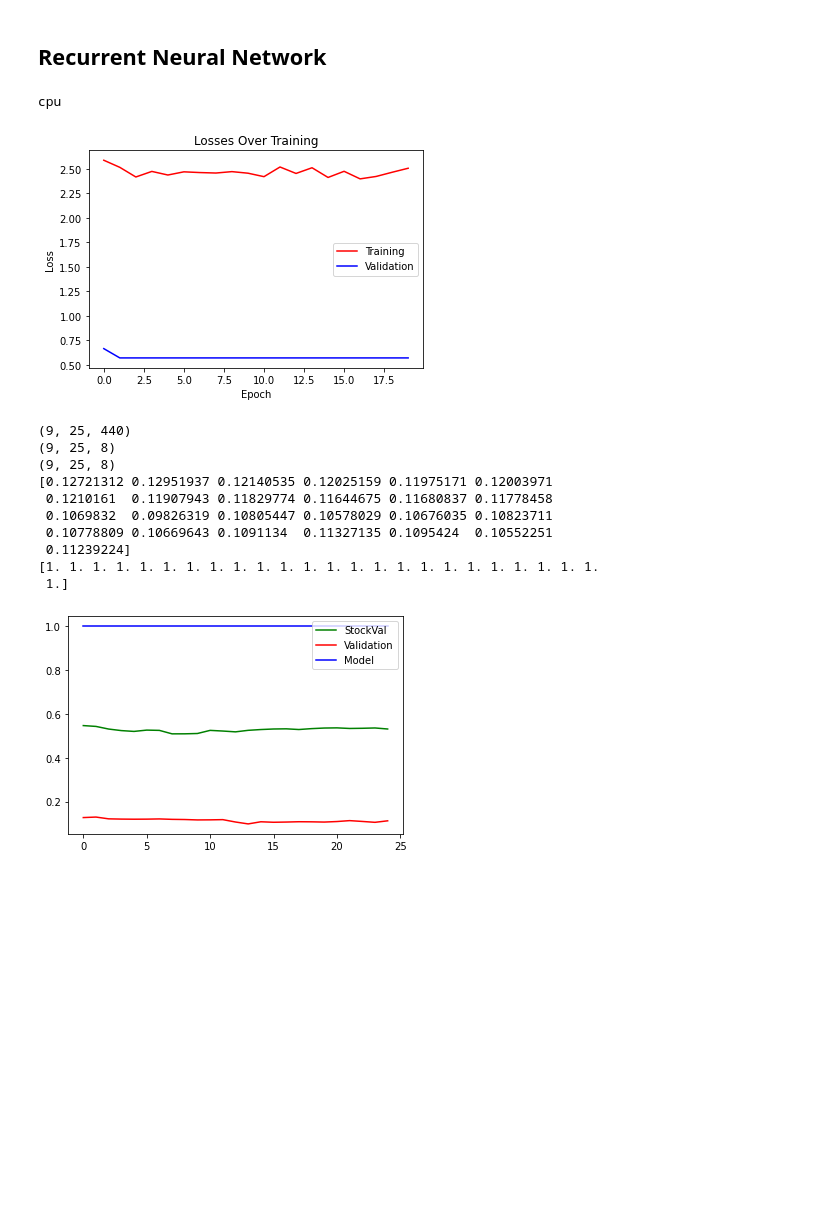
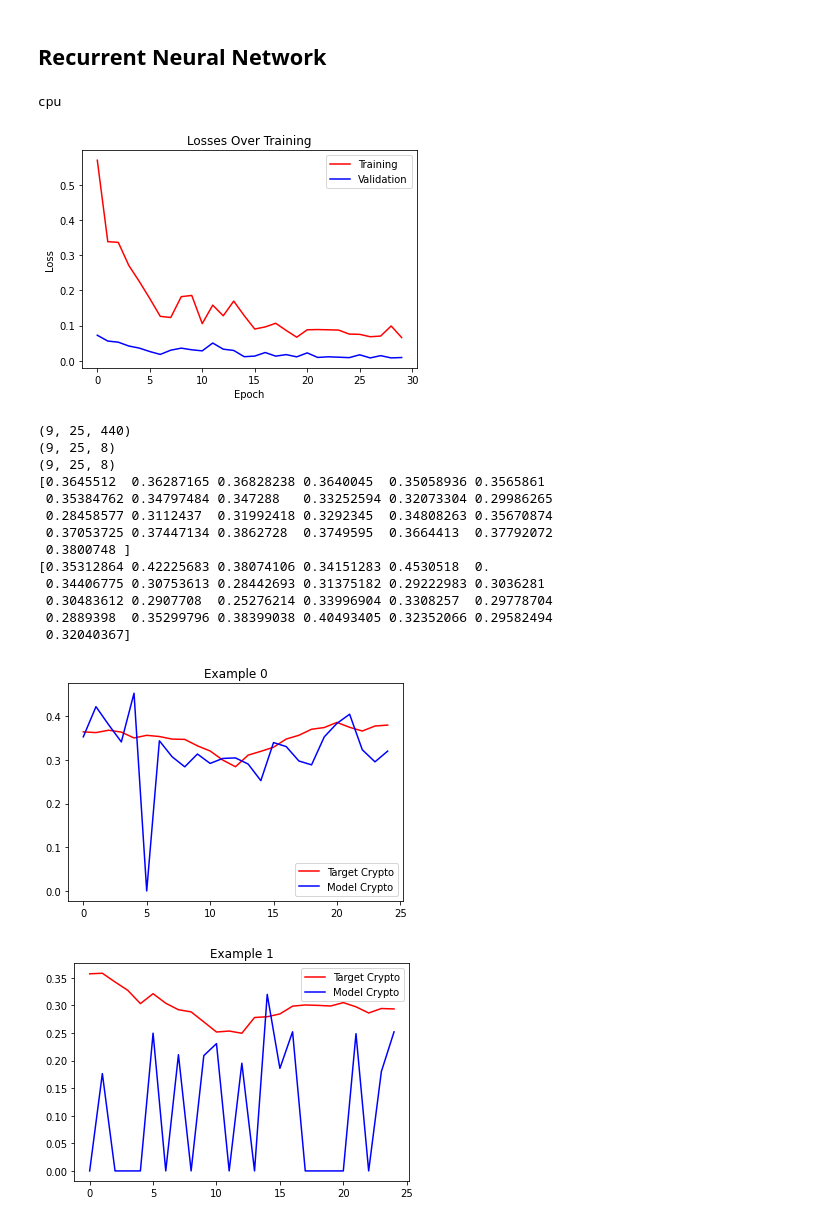
Before and after one commit to kevr35/PY580, a Jupyter notebook: RNN.ipynb, the cells around one changed output. Cells and saved outputs as stored; diff of their text form; code cells hidden in the pictures; blank space fills up the shorter version.

```diff
--- a/RNN.ipynb
+++ b/RNN.ipynb
@@ -136,17 +136,22 @@ print(DEVICE)
 class FinCryptoRNN(nn.Module):
 	def __init__(self, n_companies, n_crypto, l_window):
 		super(FinCryptoRNN, self).__init__()
+		self.n_companies = n_companies
+		self.n_crypto = n_crypto
+
 		self.hidden1 = 500
 		self.hidden2 = 300
 		self.hidden3 = 50
 
 		self.rnn1 = nn.RNN(n_companies, self.hidden1, nonlinearity='relu', batch_first=True)
-		self.rnn2 = nn.RNN(self.hidden1, self.hidden2, nonlinearity='relu', batch_first=True)
-		self.rnn3 = nn.RNN(self.hidden2, n_crypto, nonlinearity='tanh', batch_first=True)
+		self.rnn2 = nn.RNN(self.hidden1, self.hidden2, nonlinearity='tanh', batch_first=True)
+		self.rnn3 = nn.RNN(self.hidden2, self.hidden3, nonlinearity='tanh', batch_first=True)
 
 		self.drop1 = nn.Dropout(p=0.2)
 		self.drop2 = nn.Dropout(p=0.2)
-		# self.FC = nn.Linear(self.hidden3*l_window, n_crypto)
+		self.FC = nn.Linear(self.hidden3*l_window, n_crypto*l_window)
+
+		self.relu = nn.ReLU()
 
 	def forward(self, x):
 		x, hout = self.rnn1(x)
@@ -156,8 +161,10 @@ class FinCryptoRNN(nn.Module):
 		x, hout = self.rnn3(x)
 
 		# Take final RNN output and feed to Fully Connected Layers
-		# x = torch.flatten(x, start_dim=1)
-		# x = self.FC(x)
+		x = torch.flatten(x, start_dim=1)
+		x = self.FC(x)
+		x = torch.reshape(x, (-1, l_window, self.n_crypto))
+		x = self.relu(x)
 		return x
 
 # Generate random data
@@ -205,10 +212,10 @@ valloader = DataLoader(valdataset, batch_size=10, shuffle=True)
 
 model = FinCryptoRNN(n_companies=440, n_crypto=8, l_window=l_window).float()
 
-mseloss = nn.MSELoss().float()
+mseloss = nn.MSELoss()
 optimizer = optim.SGD(model.parameters(), lr=0.1, momentum=0.9)
 
-NEPOCHS = 20
+NEPOCHS = 30
 
 tlosses = []
 vlosses = []
@@ -219,9 +226,11 @@ for i in tqdm(range(NEPOCHS)):
 		stock = stock.float()
 		crypto = crypto.float()
 		outputs = model(stock)
+
 		loss = mseloss(outputs, crypto)
 		loss_i += loss.item()
 		loss.backward()
+
 		optimizer.step()
 		optimizer.zero_grad()
 	tlosses.append(loss_i)
@@ -233,45 +242,52 @@ for i in tqdm(range(NEPOCHS)):
 		stock = stock.float()
 		crypto = crypto.float()
 		outputs = model(stock)
+
 		loss = mseloss(outputs, crypto)
 		loss_i += loss.item()
 	vlosses.append(loss_i)
 
 plt.figure()
 plt.title("Losses Over Training")
 plt.plot(tlosses, 'r-', label='Training')
 plt.plot(vlosses, 'b-', label='Validation')
 plt.ylabel("Loss")
 plt.xlabel("Epoch")
 plt.legend()
 plt.show()
 
 stock = stock.numpy()
 crypto = crypto.numpy()
 outputs = outputs.detach().numpy()
 
 print(stock.shape)
 print(crypto.shape)
 print(outputs.shape)
 print(crypto[0,:,0])
 print(outputs[0,:,0])
-plt.figure()
-plt.plot(stock[0,:,0], 'g-', label='StockVal')
-plt.plot(crypto[0,:,0], 'r-', label='Validation')
-plt.plot(outputs[0,:,0], 'b-', label='Model')
-plt.legend()
-plt.show()
+
+for i in range(4):
+	plt.figure()
+	plt.title(f"Example {i}")
+	plt.plot(crypto[0,:,i], 'r-', label='Target Crypto')
+	plt.plot(outputs[0,:,i], 'b-', label='Model Crypto')
+	plt.legend()
+	plt.show()
 # %% [output]
 cpu
-[figure, old version]
+[figure, new version]
 (9, 25, 440)
 (9, 25, 8)
 (9, 25, 8)
-[0.12721312 0.12951937 0.12140535 0.12025159 0.11975171 0.12003971
- 0.1210161  0.11907943 0.11829774 0.11644675 0.11680837 0.11778458
- 0.1069832  0.09826319 0.10805447 0.10578029 0.10676035 0.10823711
- 0.10778809 0.10669643 0.1091134  0.11327135 0.1095424  0.10552251
- 0.11239224]
-[1. 1. 1. 1. 1. 1. 1. 1. 1. 1. 1. 1. 1. 1. 1. 1. 1. 1. 1. 1. 1. 1. 1. 1.
- 1.]
+[0.3645512  0.36287165 0.36828238 0.3640045  0.35058936 0.3565861
+ 0.35384762 0.34797484 0.347288   0.33252594 0.32073304 0.29986265
+ 0.28458577 0.3112437  0.31992418 0.3292345  0.34808263 0.35670874
+ 0.37053725 0.37447134 0.3862728  0.3749595  0.3664413  0.37792072
+ 0.3800748 ]
+[0.35312864 0.42225683 0.38074106 0.34151283 0.4530518  0.
+ 0.34406775 0.30753613 0.28442693 0.31375182 0.29222983 0.3036281
+ 0.30483612 0.2907708  0.25276214 0.33996904 0.3308257  0.29778704
+ 0.2889398  0.35299796 0.38399038 0.40493405 0.32352066 0.29582494
+ 0.32040367]
-[figure, old version]
+[figure, new version]
+[figure, added]
```
Also changed, not shown: parts of 3 cells of this notebook, 1 other file.
